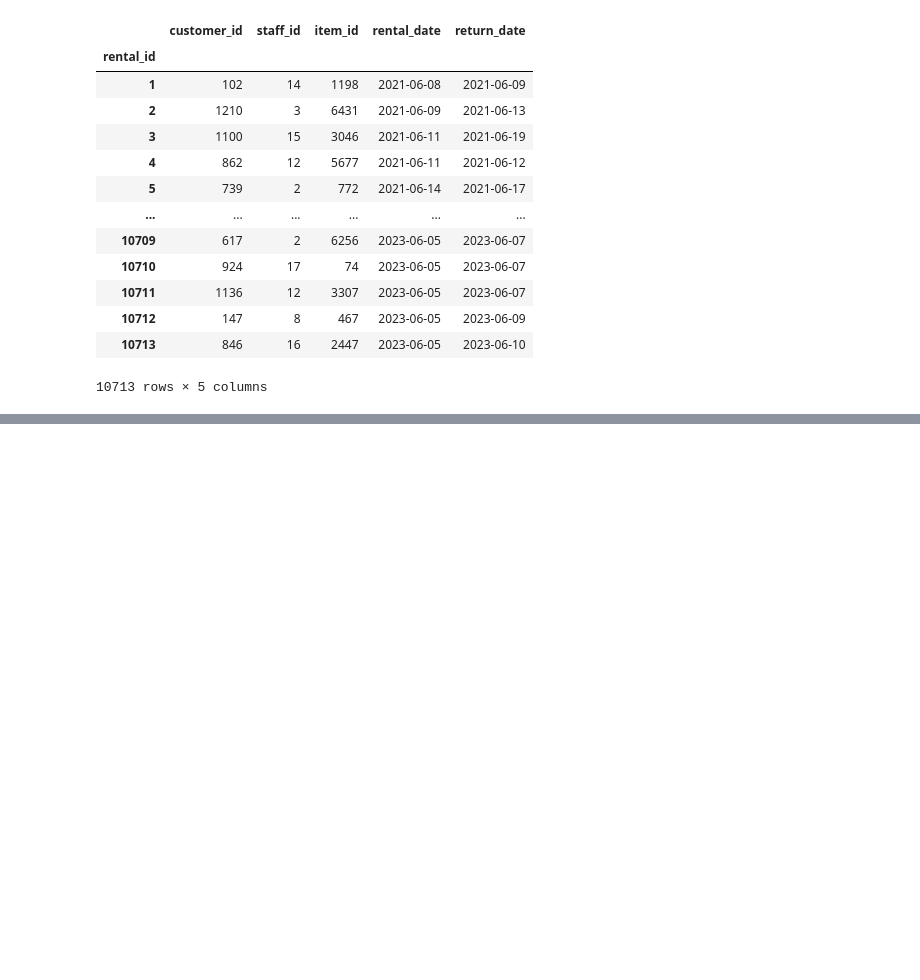
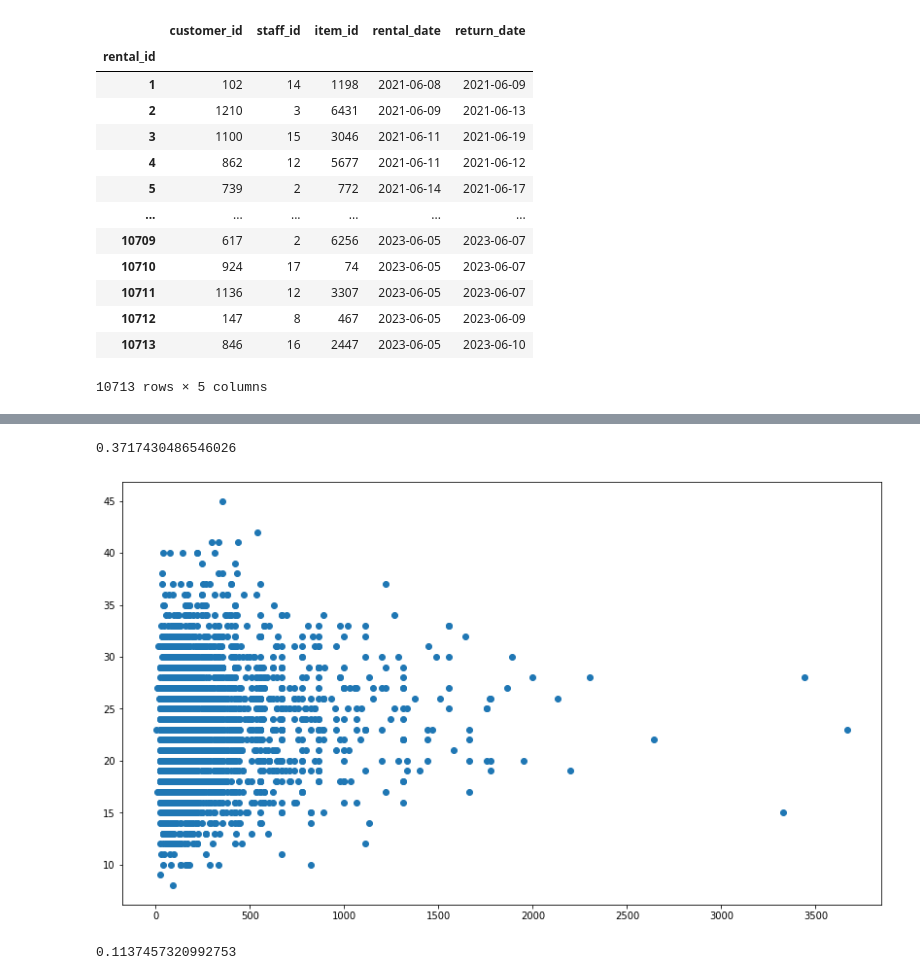
Before and after one commit to mweuro/Gameshop_database, a Jupyter notebook: Szymon/notes.ipynb, the cells around one changed output, grey strips where cells are left out. Drawn from its saved outputs; the diff is of its cells as text; code cells hidden in the pictures; blank space fills up the shorter version.

```diff
--- a/Szymon/notes.ipynb
+++ b/Szymon/notes.ipynb
@@ -187,0 +251,14 @@ rental.to_csv('../database/rental.csv')
+# %%
+np.corrcoef(game_sale.avg_rating, game_sale.sale_count)[0, 1]
+# %% [output]
+0.3717430486546026
+# %%
+plt.figure(figsize=(14, 8))
+plt.scatter(game_sale.price, game_sale.sale_count)
+plt.show()
+# %% [output]
+[figure, added]
+# %%
+np.corrcoef(game_sale.price, game_sale.sale_count)[0, 1]
+# %% [output]
+0.1137457320992753
```
Also changed, not shown: parts of 4 cells of this notebook, 2 other files.
